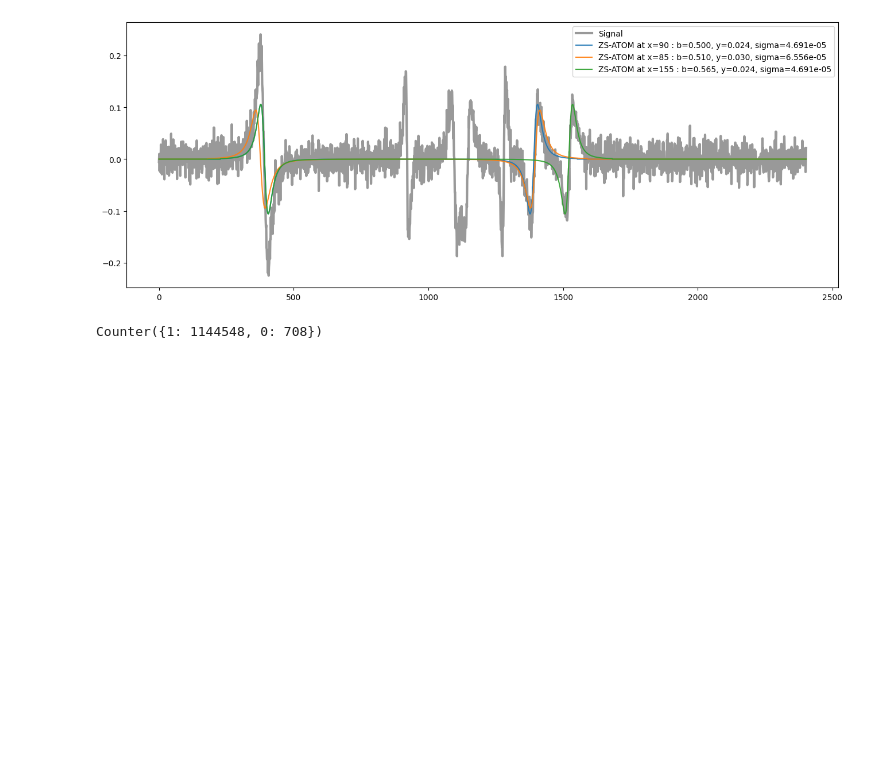
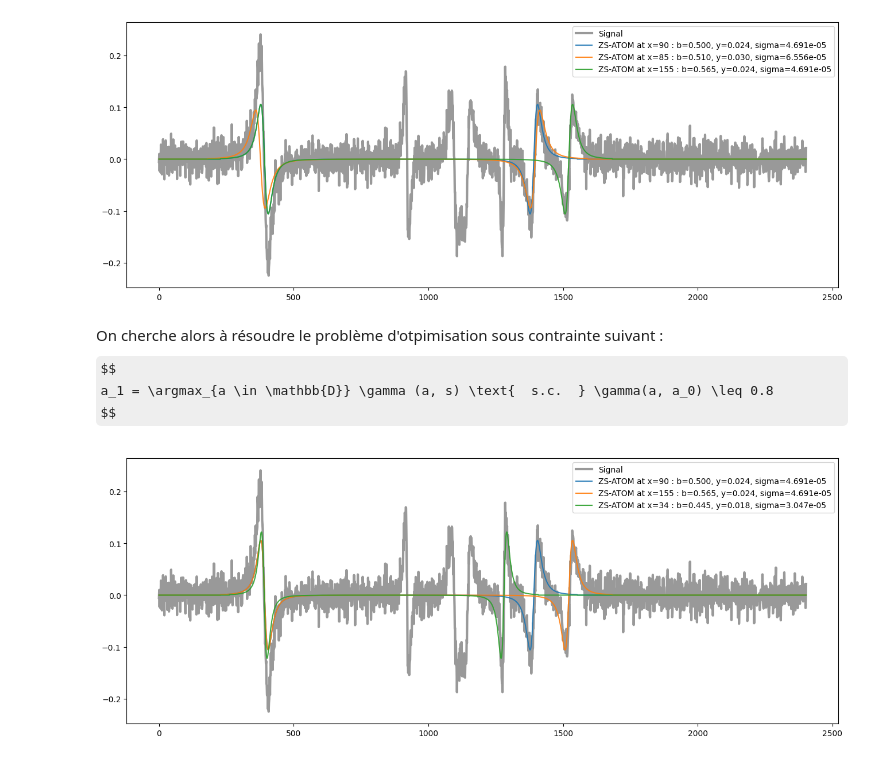
Before and after one commit to yanisgomes/csc, a Jupyter notebook: examples/test_mmp_threshold copy.ipynb, the cells around one changed output. Cells and saved outputs as stored; diff of their text form; code cells hidden in the pictures; some formulas as TeX source; blank space fills up the shorter version.

```diff
--- a/examples/test_mmp_threshold copy.ipynb
+++ b/examples/test_mmp_threshold copy.ipynb
@@ -297,18 +297,44 @@ Metric to find the new max correlation
 Nb zeros = 455.0
 Metric max correlation at index 222691 is = 0.5718914160145044
 [figure]
-# %%
-# Compute the distances from the correlations
-all_correlations = dictionary.computeCorrelations(signal_dict['signal'])/np.linalg.norm(signal_dict['signal'])
-all_distances = np.sqrt(1-np.abs(all_correlations.flatten()))
-min_dist_idx = all_distances.argmin()
-min_dist = all_distances.flatten()[min_dist_idx]
-print('Min distance = {:.3f} at index {}'.format(min_dist, min_dist_idx))
-
-proximity_threshold = 1.1
-mask = (all_distances >= proximity_threshold*min_dist).astype(int)
-masked_distances = all_distances * mask
-
-print(Counter(mask))
-# %% [output]
-Counter({1: 1144548, 0: 708})
+# %%
+def binaryMaskCorrelation(correlations:np.ndarray, atom_pos:int, atom_idx:int, similarity:float=0.8) -> np.ndarray:
+    atom_signal = dictionary.getAtoms()[atom_idx].getAtomInSignal(signal_length=signal_length, offset=atom_pos)
+    correlations_with_atom = dictionary.computeCorrelations(atom_signal)/np.linalg.norm(atom_signal)
+    return (correlations_with_atom <= similarity).astype(int)
+# %% [markdown]
+On cherche alors à résoudre le problème d'otpimisation sous contrainte suivant :
+$$
+a_1 = \argmax_{a \in \mathbb{D}} \gamma (a, s) \text{  s.c.  } \gamma(a, a_0) \leq 0.8
+$$
+# %%
+def mmpFirstSteps(signal:np.ndarray, nb_branches:int) :
+    signal_length = len(signal)
+    selected_atoms = []
+    # Compute the correlations with the signal
+    signal_correlations = dictionary.computeCorrelations(signal)/np.linalg.norm(signal)
+    # Find the different correlated branches
+    while len(selected_atoms) < nb_branches :
+        masked_correlations = signal_correlations.copy()
+        # Compute the masked correlations for the selected atoms
+        for pos, idx in selected_atoms :
+            binary_mask = binaryMaskCorrelation(signal_correlations, pos, idx)
+            masked_correlations *= binary_mask
+        # Find the new max correlation
+        max_corr_idx = masked_correlations.argmax()
+        max_corr_pos, max_corr_atom = np.unravel_index(max_corr_idx, shape=activation_mask.reshape(-1, nb_atoms).shape)
+        selected_atoms.append((max_corr_pos, max_corr_atom))
+    return selected_atoms
+# %%
+selected_atoms = mmpFirstSteps(signal_dict['signal'], 3)
+
+fig, axs = plt.subplots(1, 1, figsize=(16, 6), sharex=True)
+axs.plot(signal_dict['signal'], label='Signal', color='k', lw=3, alpha=0.4)
+for position_idx, atom_idx in selected_atoms:
+    zs_atom = dictionary.getAtoms()[atom_idx]
+    label = 'ZS-ATOM at x={} : {}'.format(position_idx, str(zs_atom))
+    axs.plot(zs_atom.getAtomInSignal(signal_length=signal_length, offset=position_idx), label=label, alpha=0.9)
+axs.legend()
+plt.show()
+# %% [output]
+[figure, added]
```
Also changed, not shown: parts of 1 cell of this notebook.
